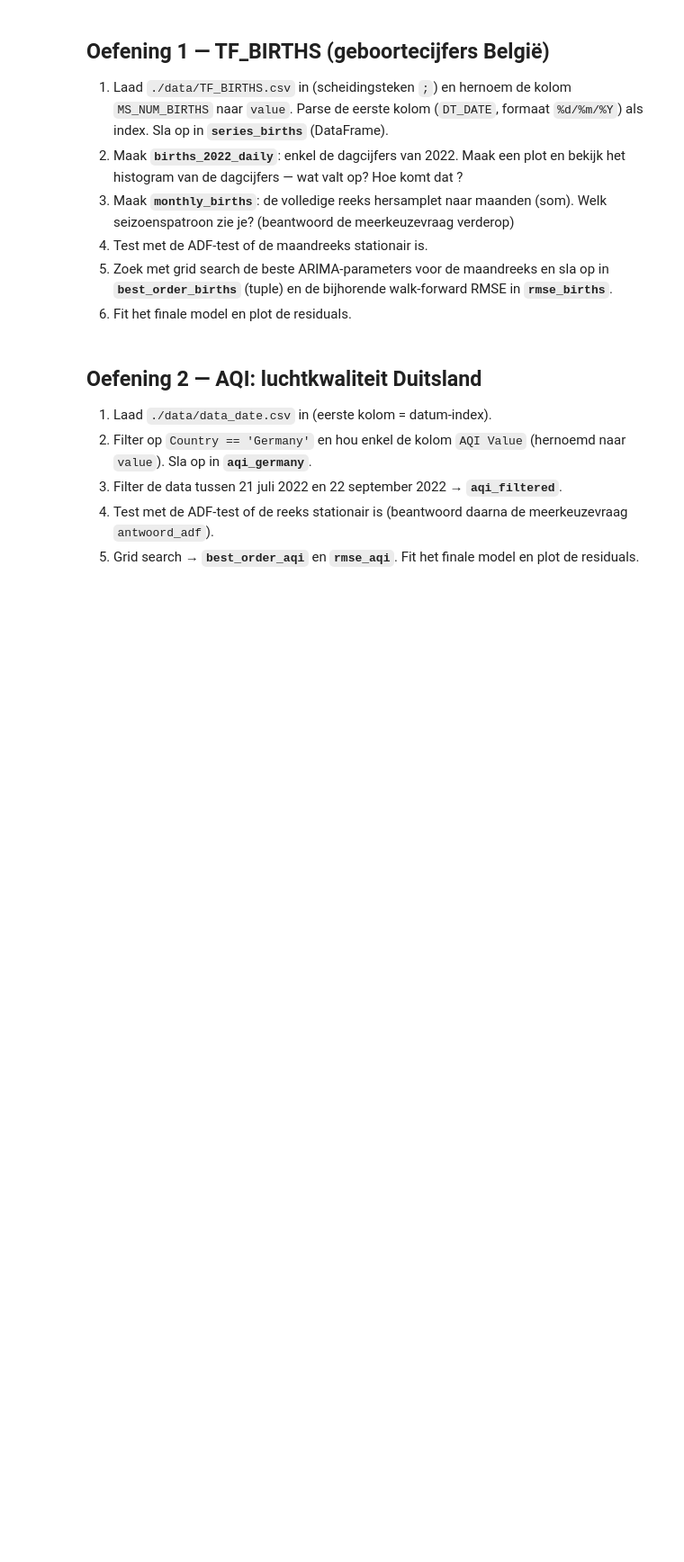
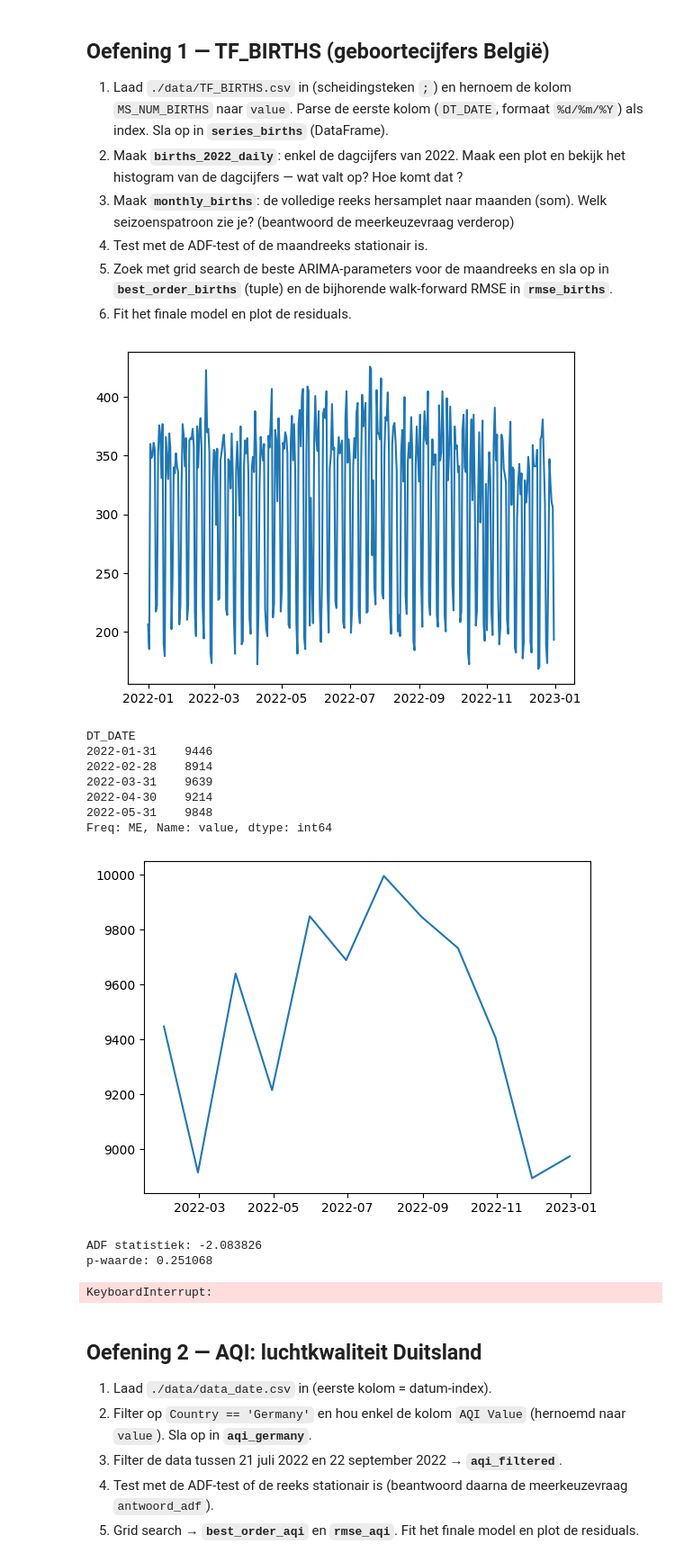
Before and after one commit to oleksandrtsyhanok/ML-Algo-student, a Jupyter notebook: exercises_with_checks/week04/arima_checkpoint_opgave.ipynb, the cells around one changed output. Shown at 90% size. Saved outputs shown, nothing was run; the diff lists cells and outputs as text; code cells hidden in the pictures; blank space fills up the shorter version.

```diff
--- a/exercises_with_checks/week04/arima_checkpoint_opgave.ipynb
+++ b/exercises_with_checks/week04/arima_checkpoint_opgave.ipynb
@@ -78,6 +78,64 @@ q_values = [0, 1]
 6. Fit het finale model en plot de residuals.
 # %%
 # TODO: vul hier je oplossing in (zie opdracht hierboven)
+# 1
+series_births = pd.read_csv('./data/TF_BIRTHS.csv', sep=';')
+series_births.rename(columns={'MS_NUM_BIRTHS': 'value'}, inplace=True)
+series_births.index = pd.to_datetime(series_births['DT_DATE'], format='%d/%m/%Y')
+series_births.drop(columns=['DT_DATE'], inplace=True)
+# print(series_births.head(5))
+
+# 2
+births_2022_daily = series_births.loc[(series_births.index >= '2022-01-01') & (series_births.index < '2023-01-01')]
+plt.plot(births_2022_daily.index, births_2022_daily['value'])
+plt.show()
+
+# 3
+monthly_births = births_2022_daily['value'].resample('ME').sum()
+print(monthly_births.head(5))
+plt.plot(monthly_births.index, monthly_births)
+plt.show()
+
+# 4
+adf_check = adfuller(births_2022_daily.dropna())
+print('ADF statistiek: %f' % adf_check[0])
+print('p-waarde: %f' % adf_check[1])
+
+# 5
+best_order_births = grid_search_arima(births_2022_daily, p_values, d_values, q_values)
+print(best_order_births)
+rmse_births = evaluate_arima_model(births_2022_daily, arima_order=best_order_births[0])
+print(rmse_births)
+
+# 6
+X = series_births.values
+# print(X)
+size = int(len(X) * 0.66)
+train, test = X[0:size], X[size:len(X)]
+history = [x for x in train]
+model = ARIMA(history, order=best_order_births[0])
+model_fit = model.fit()
+
+# line plot of residuals
+residuals = pd.DataFrame(model_fit.resid)
+residuals.plot()
+plt.show()
+# density plot of residuals
+residuals.plot(kind='kde')
+plt.show()
+# %% [output]
+[figure, added]
+DT_DATE
+2022-01-31    9446
+2022-02-28    8914
+2022-03-31    9639
+2022-04-30    9214
+2022-05-31    9848
+Freq: ME, Name: value, dtype: int64
+[figure, added]
+ADF statistiek: -2.083826
+p-waarde: 0.251068
+KeyboardInterrupt:
 # %% [markdown]
 ## Oefening 2 — AQI: luchtkwaliteit Duitsland
 
```
Also changed, not shown: parts of 3 cells of this notebook, 1 other file.
